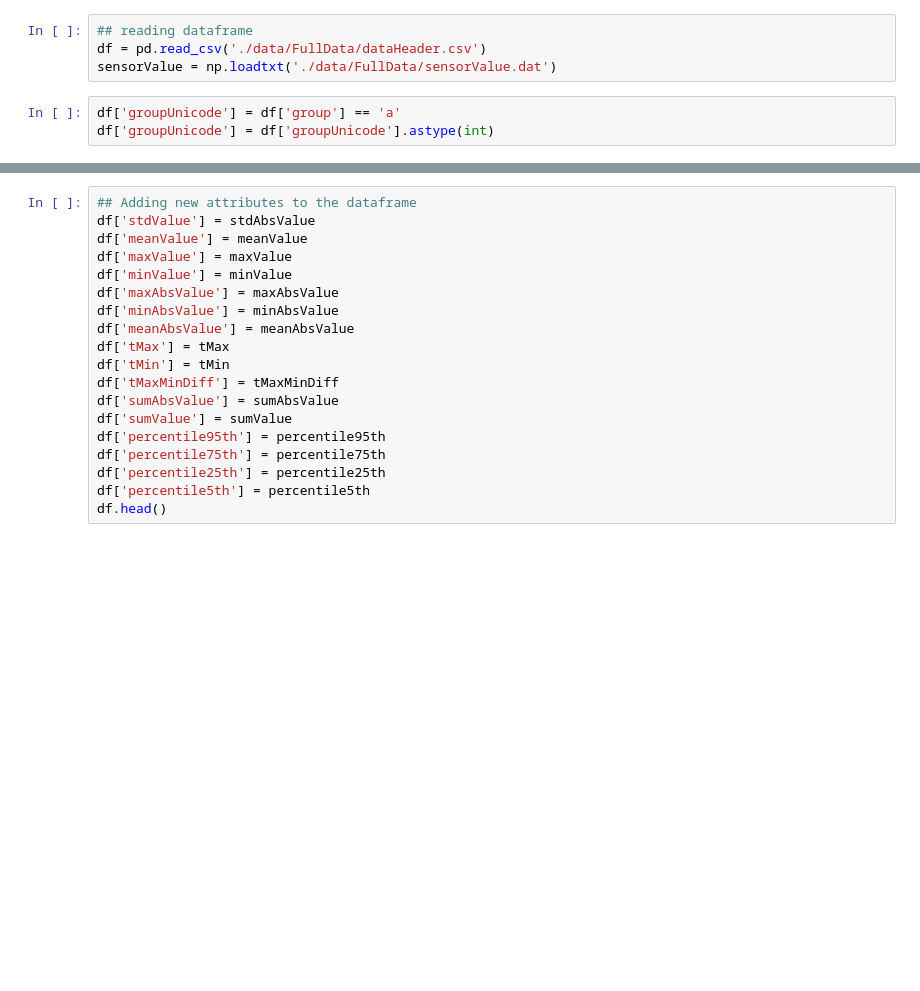
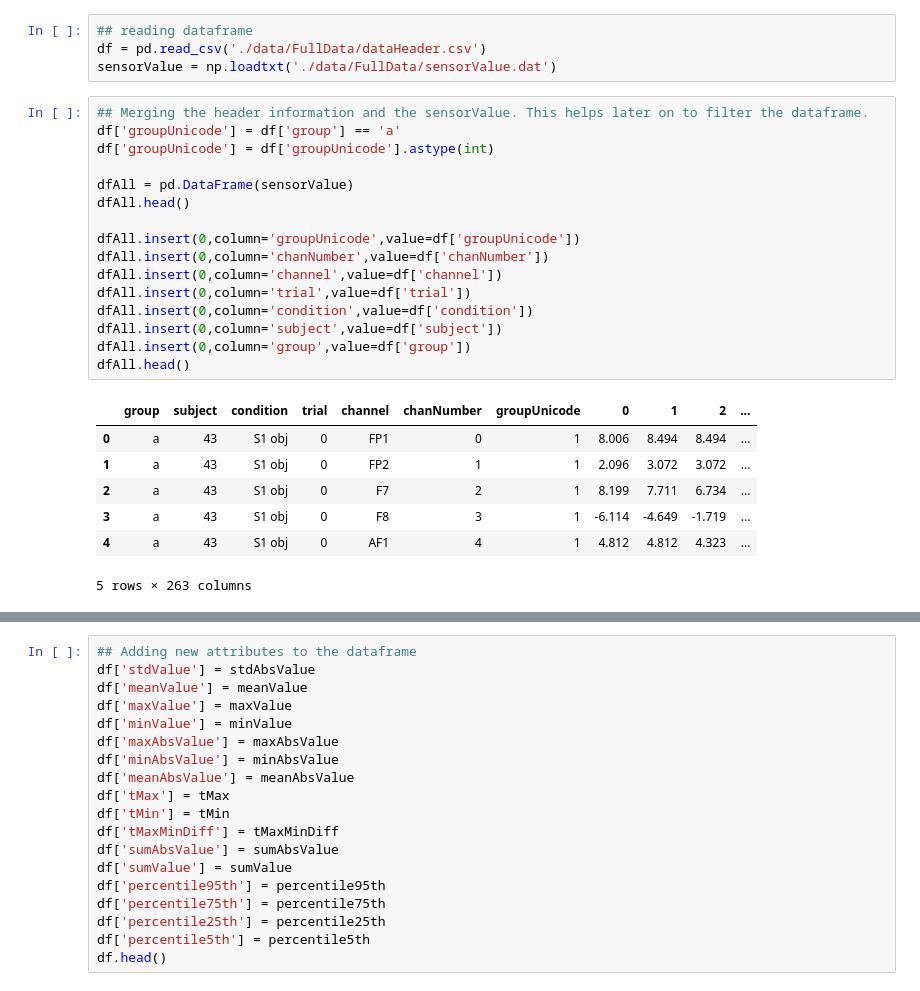
Before and after one commit to jgeller112/ERDOS_EEG_Project, a Jupyter notebook: DataExploration/ReadAndPlotData.ipynb, the cells around one changed output, grey strips where cells are left out. Cells and saved outputs as stored; diff of their text form; blank space fills up the shorter version.

```diff
--- a/DataExploration/ReadAndPlotData.ipynb
+++ b/DataExploration/ReadAndPlotData.ipynb
@@ -10,9 +10,30 @@ import seaborn as sns
 ## reading dataframe
 df = pd.read_csv('./data/FullData/dataHeader.csv')
 sensorValue = np.loadtxt('./data/FullData/sensorValue.dat')
-# %%
-df['groupUnicode'] = df['group'] == 'a'
-df['groupUnicode'] = df['groupUnicode'].astype(int)
+# %%
+## Merging the header information and the sensorValue. This helps later on to filter the dataframe.
+df['groupUnicode'] = df['group'] == 'a'
+df['groupUnicode'] = df['groupUnicode'].astype(int)
+
+dfAll = pd.DataFrame(sensorValue)
+dfAll.head()
+
+dfAll.insert(0,column='groupUnicode',value=df['groupUnicode'])
+dfAll.insert(0,column='chanNumber',value=df['chanNumber'])
+dfAll.insert(0,column='channel',value=df['channel'])
+dfAll.insert(0,column='trial',value=df['trial'])
+dfAll.insert(0,column='condition',value=df['condition'])
+dfAll.insert(0,column='subject',value=df['subject'])
+dfAll.insert(0,column='group',value=df['group'])
+dfAll.head()
+# %% [output]
+|  | group | subject | condition | trial | channel | chanNumber | groupUnicode | 0 | 1 | 2 | ... |
+| 0 | a | 43 | S1 obj | 0 | FP1 | 0 | 1 | 8.006 | 8.494 | 8.494 | ... |
+| 1 | a | 43 | S1 obj | 0 | FP2 | 1 | 1 | 2.096 | 3.072 | 3.072 | ... |
+| 2 | a | 43 | S1 obj | 0 | F7 | 2 | 1 | 8.199 | 7.711 | 6.734 | ... |
+| 3 | a | 43 | S1 obj | 0 | F8 | 3 | 1 | -6.114 | -4.649 | -1.719 | ... |
+| 4 | a | 43 | S1 obj | 0 | AF1 | 4 | 1 | 4.812 | 4.812 | 4.323 | ... |
+5 rows × 263 columns
 # %%
 ## Defining window to compute feature
 dt = 3.9 ## ms
```
Also changed, not shown: parts of 13 cells of this notebook, 3 other files.
